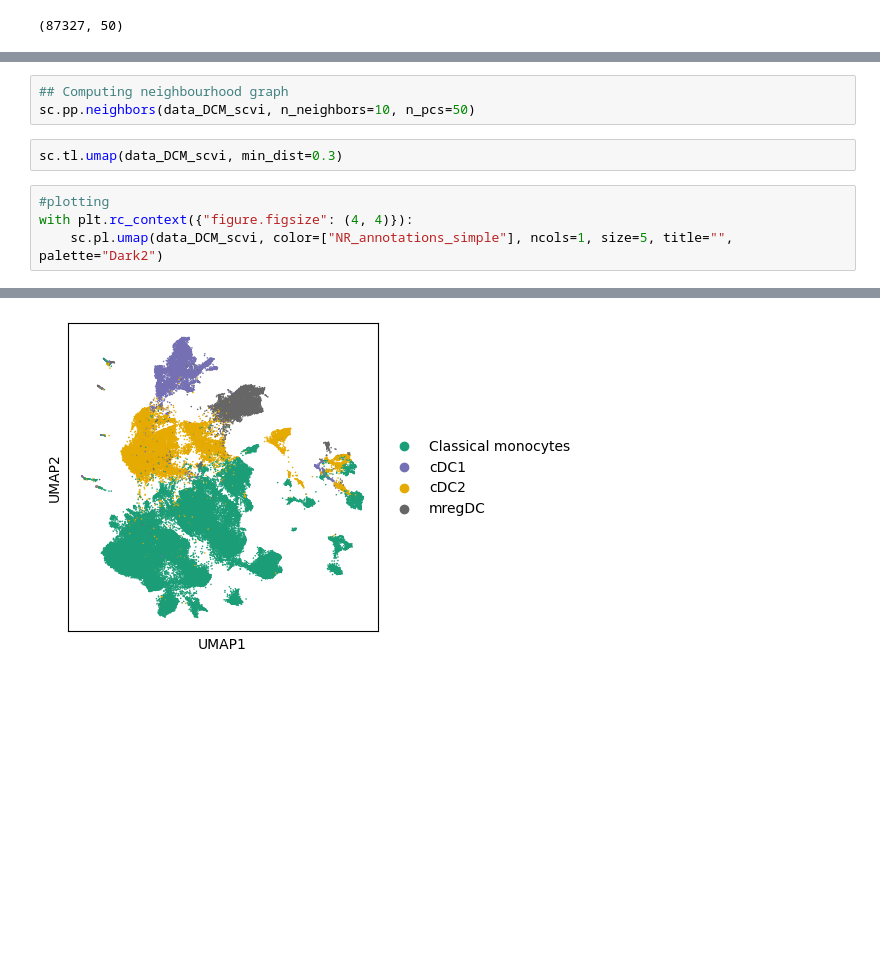
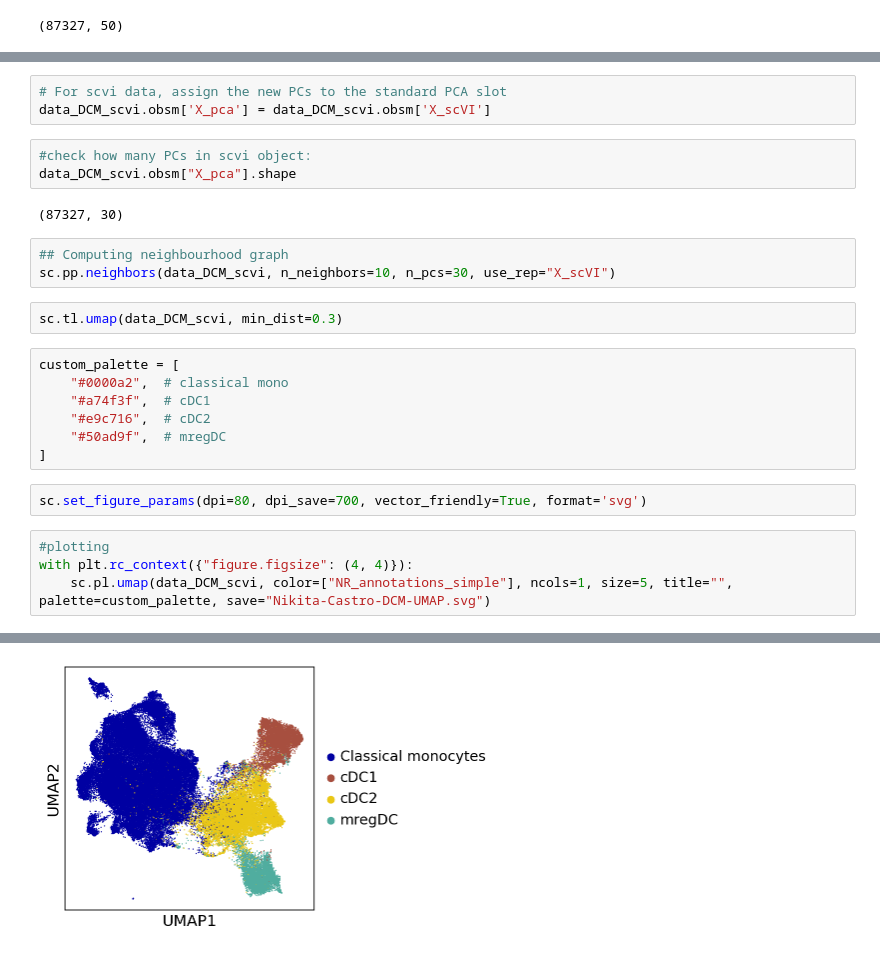
Before and after one commit to tuonglab/Nikita-project, a Jupyter notebook: notebooks/2025-05-22_Castro_DC-mono-UMAP.ipynb, the cells around one changed output, grey strips where cells are left out. Drawn from its saved outputs; the diff is of its cells as text; blank space fills up the shorter version.

Commit message:
updated to scvi comparison and castro UMAP

```diff
--- a/notebooks/2025-05-22_Castro_DC-mono-UMAP.ipynb
+++ b/notebooks/2025-05-22_Castro_DC-mono-UMAP.ipynb
@@ -119,10 +124,27 @@ data_DCM_scvi.obsm["X_pca"].shape
+# %%
+# For scvi data, assign the new PCs to the standard PCA slot
+data_DCM_scvi.obsm['X_pca'] = data_DCM_scvi.obsm['X_scVI']
+# %%
+#check how many PCs in scvi object:
+data_DCM_scvi.obsm["X_pca"].shape
+# %% [output]
+(87327, 30)
 # %%
 ## Computing neighbourhood graph
-sc.pp.neighbors(data_DCM_scvi, n_neighbors=10, n_pcs=50)
+sc.pp.neighbors(data_DCM_scvi, n_neighbors=10, n_pcs=30, use_rep="X_scVI")
 # %%
 sc.tl.umap(data_DCM_scvi, min_dist=0.3)
+# %%
+custom_palette = [
+    "#0000a2",  # classical mono
+    "#a74f3f",  # cDC1
+    "#e9c716",  # cDC2
+    "#50ad9f",  # mregDC
+]
+# %%
+sc.set_figure_params(dpi=80, dpi_save=700, vector_friendly=True, format='svg')
 # %%
 #plotting
 with plt.rc_context({"figure.figsize": (4, 4)}):
-    sc.pl.umap(data_DCM_scvi, color=["NR_annotations_simple"], ncols=1, size=5, title="", palette="Dark2")
+    sc.pl.umap(data_DCM_scvi, color=["NR_annotations_simple"], ncols=1, size=5, title="", palette=custom_palette, save="Nikita-Castro-DCM-UMAP.svg")
 # %% [output]
@@ -129 +152 @@ with plt.rc_context({"figure.figsize": (4, 4)}):
-[figure, old version]
+[figure, new version]
```
Also changed, not shown: parts of 3 cells of this notebook, 1 other file.
